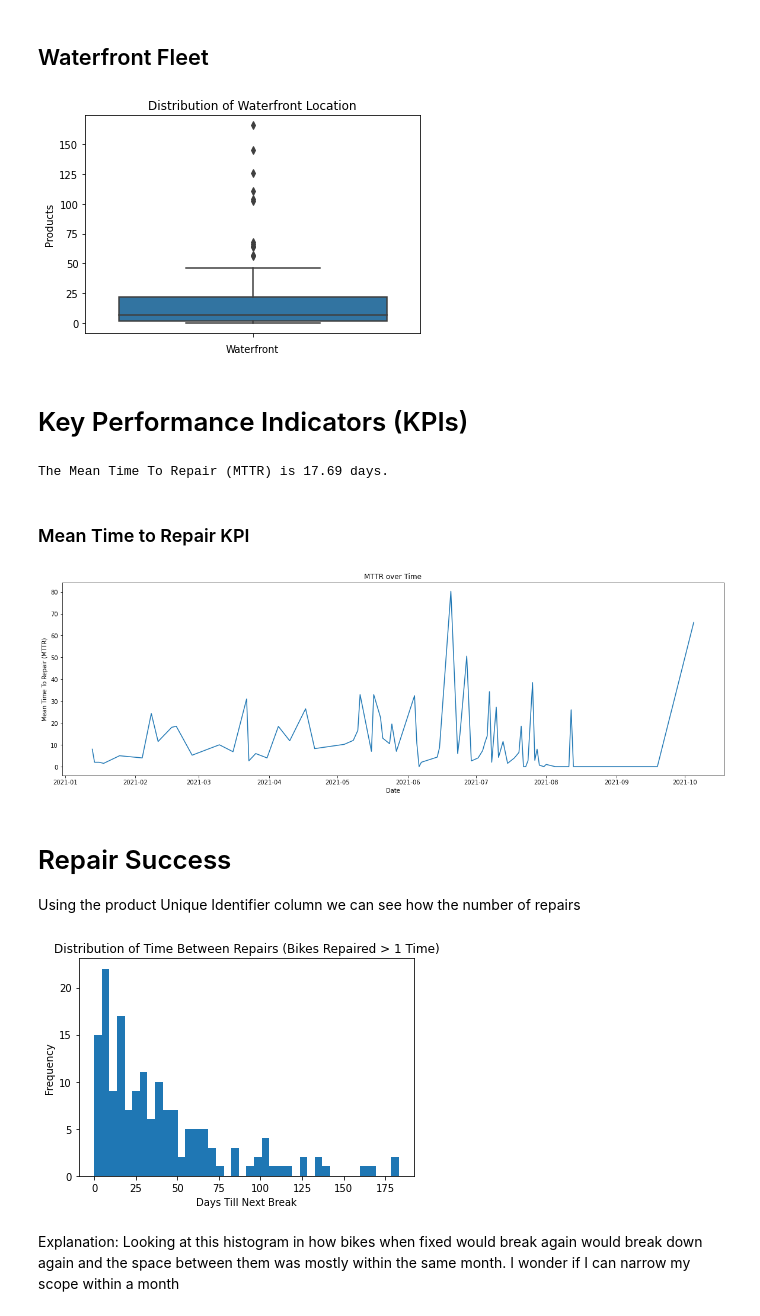
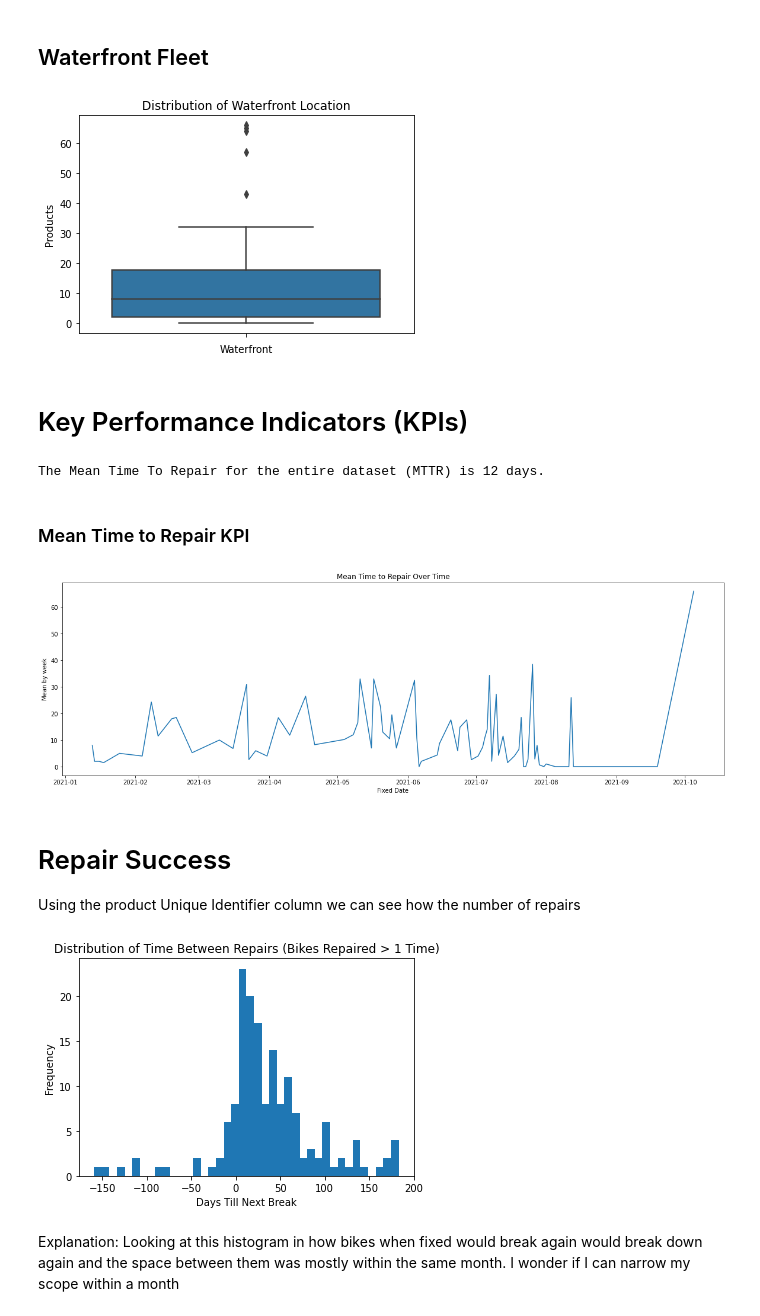
Before and after one commit to robertmounce/Python_Portfolio, a Jupyter notebook: wheel-fun-rentals-cleaning-and-basic-analysis.ipynb, the cells around one changed output. Cells and saved outputs as stored; diff of their text form; code cells hidden in the pictures.

```diff
--- a/wheel-fun-rentals-cleaning-and-basic-analysis.ipynb
+++ b/wheel-fun-rentals-cleaning-and-basic-analysis.ipynb
@@ -576,6 +671,7 @@ fixed_days_over_35.head()
 # %%
-# Edit reports that were fixed date on 2021-06-20 to the dataset average
-6_21reports = df[df['Fixed_Date']== '2021-06-20']
-dec_30_reports.head()
+# Edit reports that were fixed date on 2021-06-20 to the dataset average due to an admin error of reseting the program
+July_reports = df[df['Fixed_Date'].isin(['2021-06-20', '2021-06-27'])]
+
+July_reports.head()
 # %% [output]
 |  | Location | Down_Date | Product | Description | Mechanic_Notes | Status | PartComment | Product_Num | ... |
@@ -589,0 +715,5 @@ df['Fixed_Days'].hist()
+# %%
+# Update 'Fixed_Days' to dataset mean of 17.6 for July 2021 reports
+df.loc[July_reports.index, 'Fixed_Days'] = 17.6
+df.describe()
+# 13 reports changed from 32 outlier reports
@@ -756,7 +896,7 @@ plt.show()
 ## Tire Related Problems Overtime
 # %%
 # Create a new column that contains a boolean value indicating whether the description contains the word "tire"
-df["Has_Tire"] = df["Description"].str.contains("tire")
+df["Has_Tire"] = df["Description"].str.contains("tire|flat")
 
 # Group the data by Down_Date and count the number of rows for each date that have a description containing the word "tire"
 tire_counts = df.groupby("YearMonth")["Has_Tire"].sum()
@@ -901,31 +1114,31 @@ plt.ylabel('Products')
 # Display the plot
 plt.show()
 # %% [output]
-[figure, old version]
+[figure, new version]
 # %% [markdown]
 # Key Performance Indicators (KPIs)
 # %%
 # Calculate the MTTR
 mttr = df['Fixed_Days'].mean()
 
-print(f"The Mean Time To Repair (MTTR) is {mttr:.2f} days.")
+print(f"The Mean Time To Repair for the entire dataset (MTTR) is {mttr:.0f} days.")
 # %% [output]
-The Mean Time To Repair (MTTR) is 17.69 days.
+The Mean Time To Repair for the entire dataset (MTTR) is 12 days.
 # %% [markdown]
 ### Mean Time to Repair KPI
 # %%
 # Group the data by date and calculate the MTTR for each date
 mttr_by_date = df.groupby('Fixed_Date')['Fixed_Days'].mean()
 
 # Create a time series plot of the MTTR over time
 plt.figure(figsize=(20,6))
 plt.plot(mttr_by_date.index, mttr_by_date.values)
-plt.xlabel('Date')
-plt.ylabel('Mean Time To Repair (MTTR)')
-plt.title('MTTR over Time')
+plt.xlabel('Fixed Date')
+plt.ylabel('Mean by week')
+plt.title('Mean Time to Repair Over Time')
 plt.show()
 # %% [output]
-[figure, old version]
+[figure, new version]
 # %% [markdown]
 # Repair Success
 Using the product Unique Identifier column we can see how the number of repairs
@@ -937,7 +1150,7 @@ num_repairs = df.groupby('Unique_id').size()
 filtered_data = df[df['Unique_id'].isin(num_repairs[num_repairs > 1].index)]
 
 # Sort the data by bike and repair date
-filtered_data.sort_values(['Unique_id', 'Down_Date'], inplace=True)
+filtered_data.sort_values(['Unique_id', 'Fixed_Date'], inplace=True)
 
 # Calculate the time between each repair for each bike
 filtered_data['Time_To_Next_Break'] = filtered_data.groupby('Unique_id')['Down_Date'].diff()
@@ -955,7 +1168,7 @@ plt.ylabel('Frequency')
 plt.title('Distribution of Time Between Repairs (Bikes Repaired > 1 Time)')
 plt.show()
 # %% [output]
-[figure, old version]
+[figure, new version]
 # %% [markdown]
 Explanation:
 Looking at this histogram in how bikes when fixed would break again would break down again and the space between them was mostly within the same month.
```
Also changed, not shown: parts of 44 cells of this notebook.
